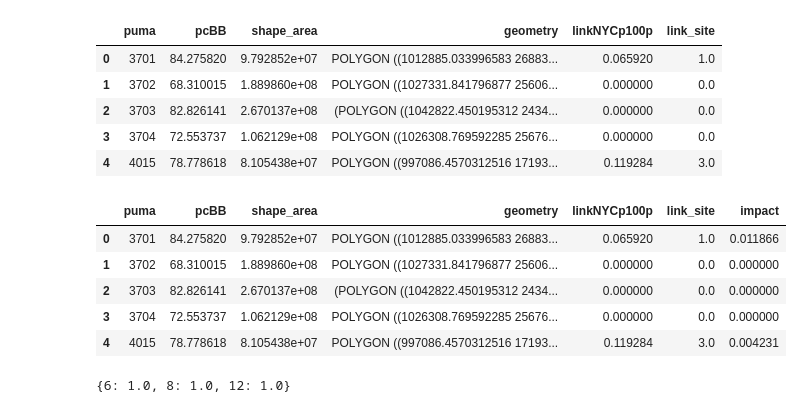
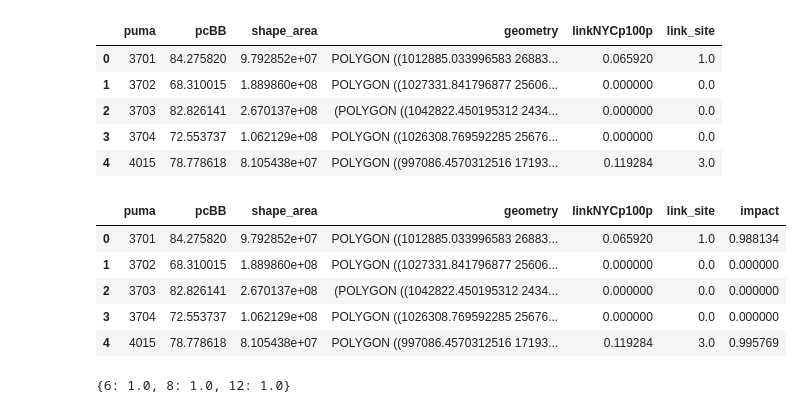
Before and after one commit to jinalklaulitz/PUI2018_msm796, a Jupyter notebook: HW7_msm796/assignment1_msm796.ipynb, the cells around one changed output. Drawn from its saved outputs; the diff is of its cells as text; code cells hidden in the pictures.

```diff
--- a/HW7_msm796/assignment1_msm796.ipynb
+++ b/HW7_msm796/assignment1_msm796.ipynb
@@ -633,18 +633,18 @@ extra2_df.head()
 | 4 | 4015 | 78.778618 | 8.105438e+07 | POLYGON ((997086.4570312516 17193... | 0.119284 | 3.0 |
 # %%
 #create a measure that measures the impact of linknyc
-extra2_df['impact'] = 1/(extra2_df['pcBB'] * extra2_df['link_site'])
+extra2_df['impact'] = 1 - (1/(extra2_df['pcBB'] * extra2_df['link_site']))
 extra2_df.replace([np.inf, -np.inf], 0, inplace=True)
 extra2_df = gpd.GeoDataFrame(extra2_df, geometry = "geometry")
 extra2_df.crs = {'init': 'epsg:2263'}
 extra2_df.head()
 # %% [output]
 |  | puma | pcBB | shape_area | geometry | linkNYCp100p | link_site | impact |
-| 0 | 3701 | 84.275820 | 9.792852e+07 | POLYGON ((1012885.033996583 26883... | 0.065920 | 1.0 | 0.011866 |
+| 0 | 3701 | 84.275820 | 9.792852e+07 | POLYGON ((1012885.033996583 26883... | 0.065920 | 1.0 | 0.988134 |
 | 1 | 3702 | 68.310015 | 1.889860e+08 | POLYGON ((1027331.841796877 25606... | 0.000000 | 0.0 | 0.000000 |
 | 2 | 3703 | 82.826141 | 2.670137e+08 | (POLYGON ((1042822.450195312 2434... | 0.000000 | 0.0 | 0.000000 |
 | 3 | 3704 | 72.553737 | 1.062129e+08 | POLYGON ((1026308.769592285 25676... | 0.000000 | 0.0 | 0.000000 |
-| 4 | 4015 | 78.778618 | 8.105438e+07 | POLYGON ((997086.4570312516 17193... | 0.119284 | 3.0 | 0.004231 |
+| 4 | 4015 | 78.778618 | 8.105438e+07 | POLYGON ((997086.4570312516 17193... | 0.119284 | 3.0 | 0.995769 |
 # %%
 path = puidata + '/extra_df_shpfile.shp'
 extra2_df.to_file(path)
```
Also changed, not shown: parts of 4 cells of this notebook.
